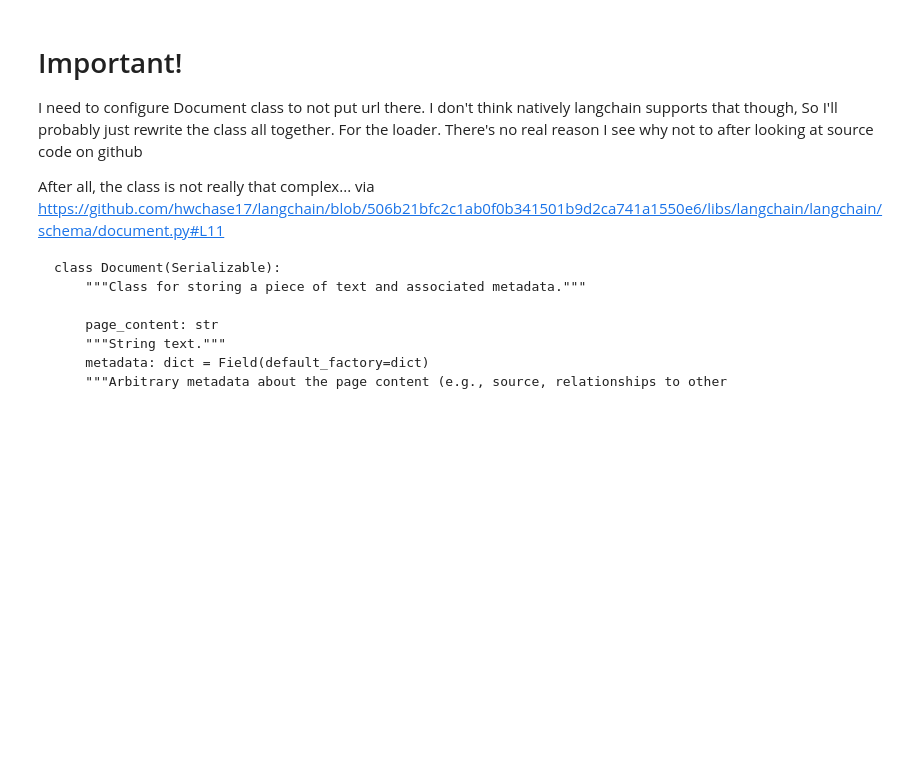
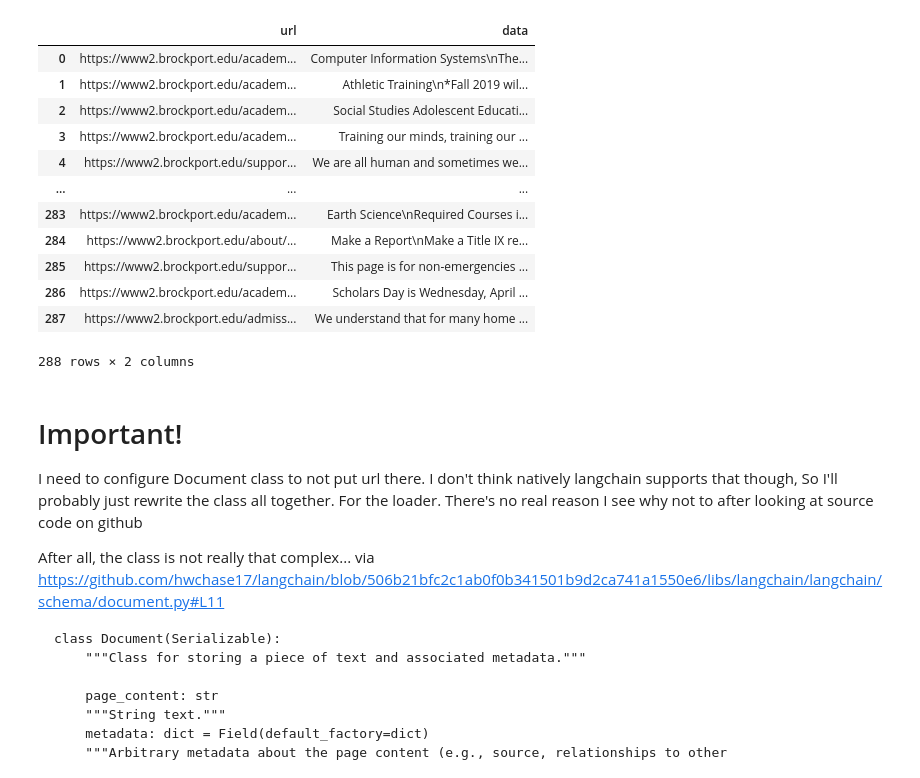
Before and after one commit to msaad02/honors-thesis, a Jupyter notebook: chatgpt-pe/full_ss_cleaned_v1.ipynb, the cells around one changed output. Cells and saved outputs as stored; diff of their text form; code cells hidden in the pictures; blank space fills up the shorter version.

```diff
--- a/chatgpt-pe/full_ss_cleaned_v1.ipynb
+++ b/chatgpt-pe/full_ss_cleaned_v1.ipynb
@@ -15,5 +15,21 @@ from langchain.embeddings import OpenAIEmbeddings
 from langchain.chains import RetrievalQA
 from langchain.document_loaders.csv_loader import CSVLoader
 
-df = pd.read_csv("../data-collection/data/clean_chunks_from_html.csv", header=None)
+df = pd.read_csv("../data-collection/data/clean_chunks_from_html.csv")
+# %%
+df
+# %% [output]
+|  | url | data |
+| 0 | https://www2.brockport.edu/academ... | Computer Information Systems\nThe... |
+| 1 | https://www2.brockport.edu/academ... | Athletic Training\n*Fall 2019 wil... |
+| 2 | https://www2.brockport.edu/academ... | Social Studies Adolescent Educati... |
+| 3 | https://www2.brockport.edu/academ... | Training our minds, training our ... |
+| 4 | https://www2.brockport.edu/suppor... | We are all human and sometimes we... |
+| ... | ... | ... |
+| 283 | https://www2.brockport.edu/academ... | Earth Science\nRequired Courses i... |
+| 284 | https://www2.brockport.edu/about/... | Make a Report\nMake a Title IX re... |
+| 285 | https://www2.brockport.edu/suppor... | This page is for non-emergencies ... |
+| 286 | https://www2.brockport.edu/academ... | Scholars Day is Wednesday, April ... |
+| 287 | https://www2.brockport.edu/admiss... | We understand that for many home ... |
+288 rows × 2 columns
 # %%
```
Also changed, not shown: parts of 19 cells of this notebook, 1 other file.
